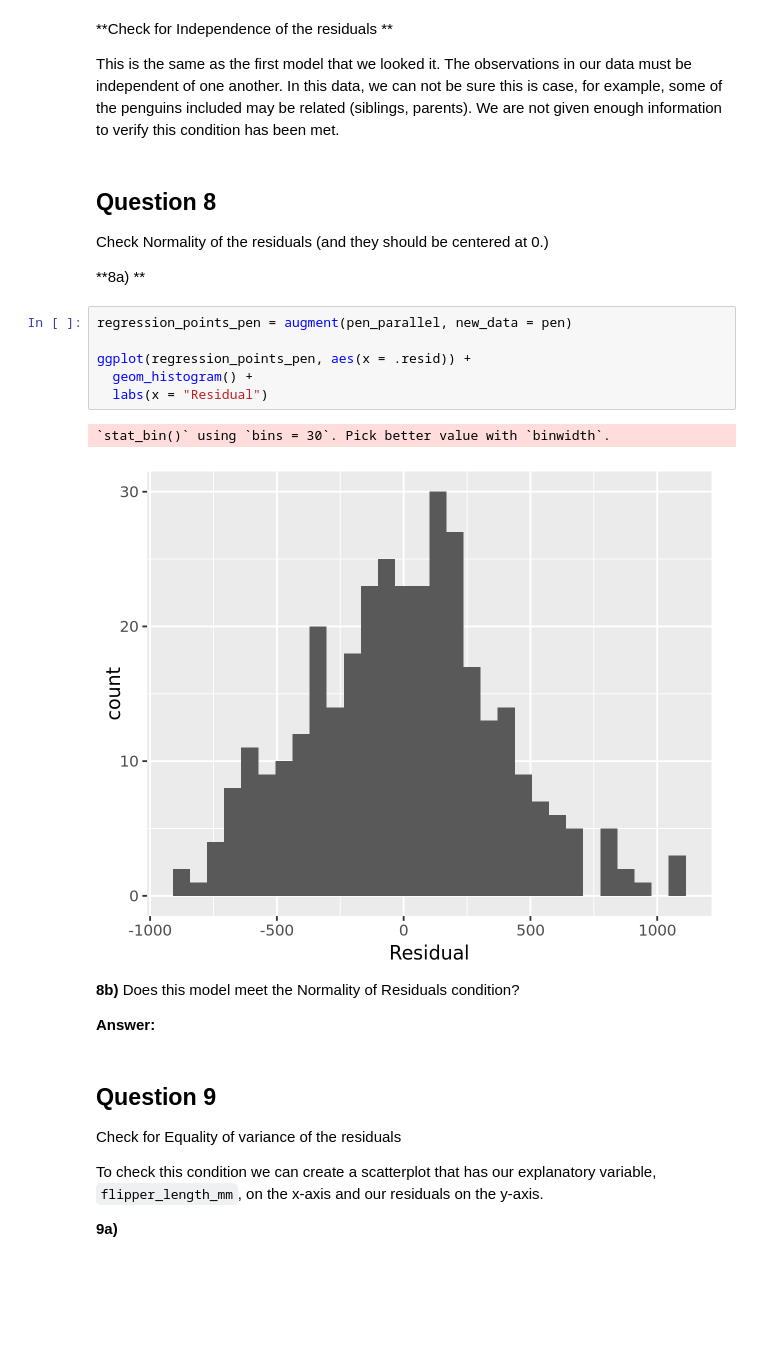
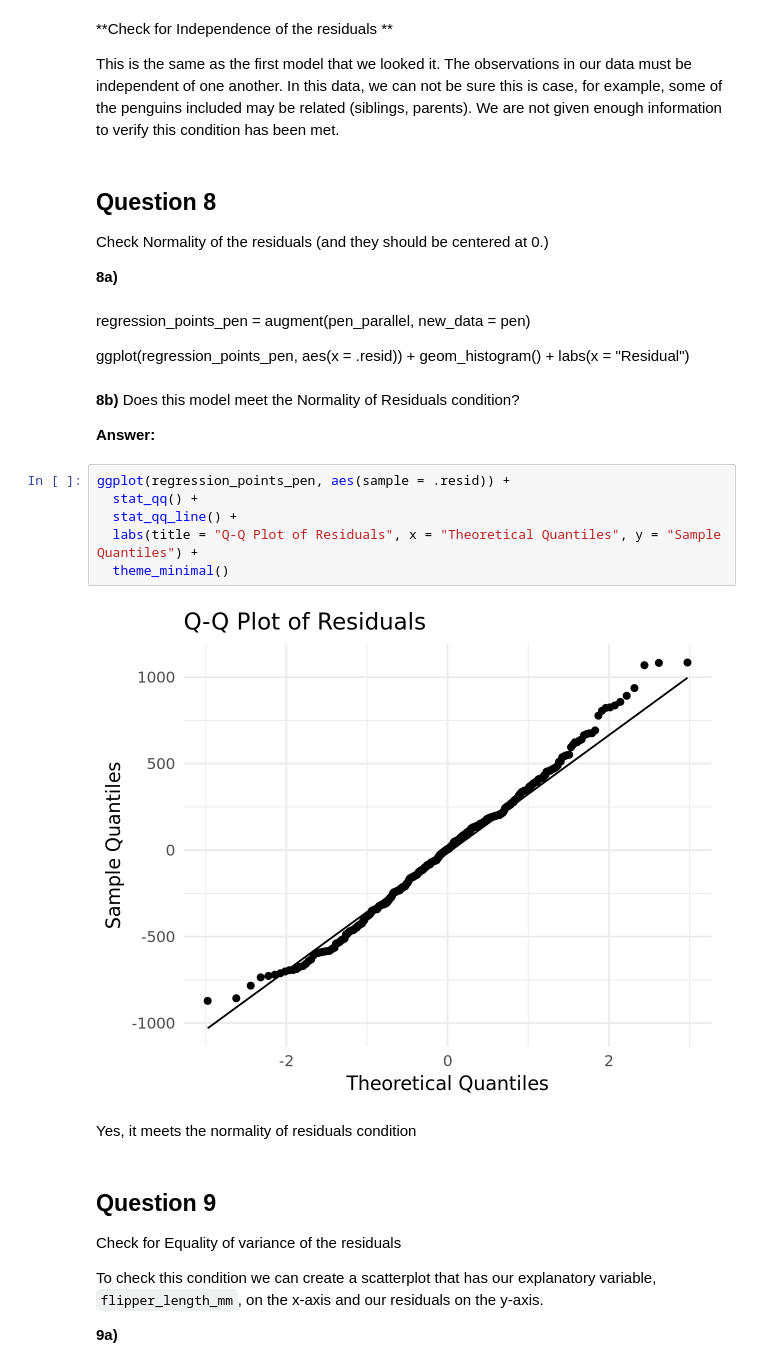
Before and after one commit to UNC-DATA-730/unit-10-assignment-setiadha-unc, a Jupyter notebook: agungsetiadha-assignment10.ipynb, the cells around one changed output. Drawn from its saved outputs; the diff is of its cells as text; blank space fills up the shorter version.

```diff
--- a/agungsetiadha-assignment10.ipynb
+++ b/agungsetiadha-assignment10.ipynb
@@ -375,20 +375,27 @@ verify this condition has been met.
 
 Check Normality of the residuals (and they should be centered at 0.)
 
-**8a) **
+**8a)**
-# %%
-regression_points_pen = augment(pen_parallel, new_data = pen)
-
-ggplot(regression_points_pen, aes(x = .resid)) +
-  geom_histogram() +
-  labs(x = "Residual")
-# %% [output]
-`stat_bin()` using `bins = 30`. Pick better value with `binwidth`.
-[figure, removed]
+# %% [markdown]
+regression_points_pen = augment(pen_parallel, new_data = pen)
+
+ggplot(regression_points_pen, aes(x = .resid)) +
+  geom_histogram() +
+  labs(x = "Residual")
 # %% [markdown]
 **8b)** Does this model meet the Normality of Residuals condition?
 
 **Answer:**
+# %%
+ggplot(regression_points_pen, aes(sample = .resid)) +
+  stat_qq() +
+  stat_qq_line() +
+  labs(title = "Q-Q Plot of Residuals", x = "Theoretical Quantiles", y = "Sample Quantiles") +
+  theme_minimal()
+# %% [output]
+[figure, added]
+# %% [markdown]
+Yes, it meets the normality of residuals condition
 # %% [markdown]
 ## Question 9
 
```
Also changed, not shown: parts of 8 cells of this notebook.
